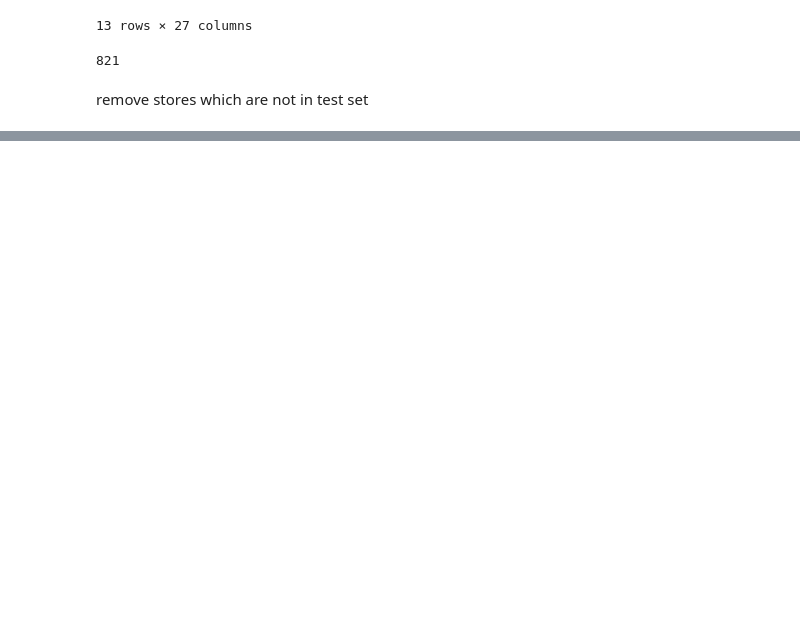
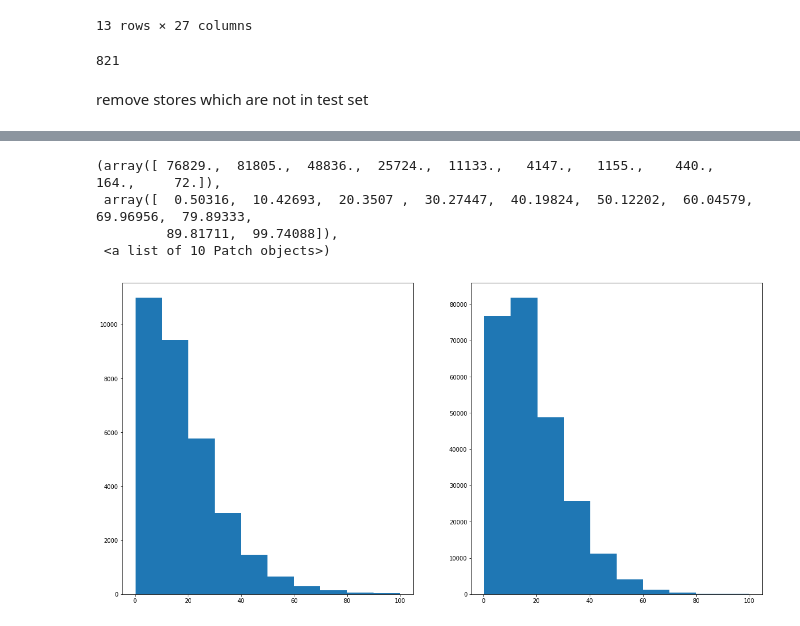
Before and after one commit to xiaochuan-du/ml_utils, a Jupyter notebook: proj/RRVF_yy/DL.ipynb, the cells around one changed output, grey strips where cells are left out. Cells and saved outputs as stored; diff of their text form; code cells hidden in the pictures; blank space fills up the shorter version.

```diff
--- a/proj/RRVF_yy/DL.ipynb
+++ b/proj/RRVF_yy/DL.ipynb
@@ -199,0 +297,4 @@ def dropMissingColumns
+# %%
+pkl_file = open(f'{PATH}ts_prep.pkl', 'rb')
+ts_pp = pickle.load(pkl_file)
+pkl_file.close()
@@ -199,0 +408,7 @@ def dropMissingColumns
+# %%
+# joined = pd.read_csv(f'{PATH}joined.csv')
+joined = pd.read_csv(f'{PATH}joined_emb.csv')
+joined_test = pd.read_csv(f'{PATH}joined_test_emb.csv')
+pkl_file = open(f'{PATH}ts_prep.pkl', 'rb')
+ts_pp = pickle.load(pkl_file)
+pkl_file.close()
@@ -199,0 +419,5 @@ def dropMissingColumns
+# %%
+joined_pp_test = add_prop(joined_test.drop(columns='yhat'), ts_pp)
+# %%
+joined2 = pd.read_csv(f'{PATH}joined_full_time.csv')
+summary_df(joined2)
@@ -199,0 +440,12 @@ def dropMissingColumns
+# %%
+plt.figure(figsize=(20, 10))
+plt.subplot(1, 2, 1)
+plt.hist(joined_pp_test[joined_pp_test.yhat<100].yhat)
+plt.subplot(1, 2, 2)
+plt.hist(joined2[joined2.yhat<100].yhat)
+# %% [output]
+(array([ 76829.,  81805.,  48836.,  25724.,  11133.,   4147.,   1155.,    440.,    164.,     72.]),
+ array([  0.50316,  10.42693,  20.3507 ,  30.27447,  40.19824,  50.12202,  60.04579,  69.96956,  79.89333,
+         89.81711,  99.74088]),
+ <a list of 10 Patch objects>)
+[figure, added]
```
Also changed, not shown: parts of 106 cells of this notebook, 43 other files.
